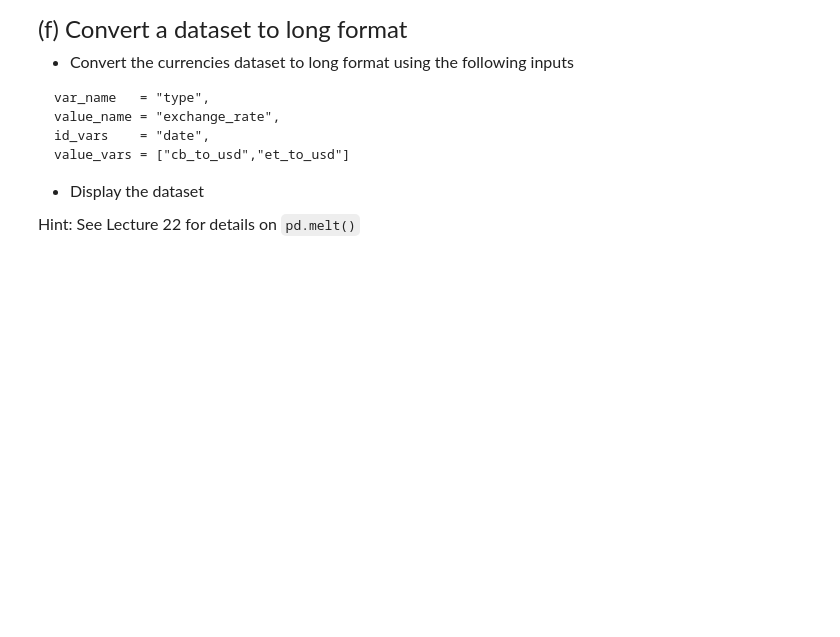
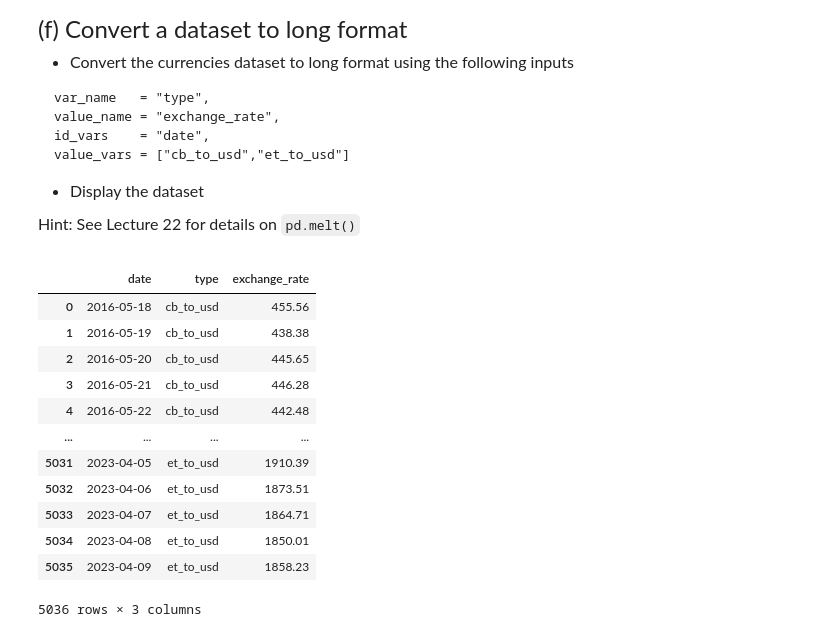
Before and after one commit to GarryZhu1/emoryqtm151, a Jupyter notebook: Quiz 5 - Section 4/Quiz 5 - Section 4.ipynb, the cells around one changed output. Saved outputs shown, nothing was run; the diff lists cells and outputs as text; code cells hidden in the pictures; blank space fills up the shorter version.

```diff
--- a/Quiz 5 - Section 4/Quiz 5 - Section 4.ipynb
+++ b/Quiz 5 - Section 4/Quiz 5 - Section 4.ipynb
@@ -141,0 +191,23 @@
+# %%
+# Write your own code
+dataset_long = pd.melt(dataset,
+                         var_name   = "type",
+                         value_name = "exchange_rate",
+                         id_vars='date',
+                         value_vars=['cb_to_usd','et_to_usd'])
+
+display(dataset_long)
+# %% [output]
+|  | date | type | exchange_rate |
+| 0 | 2016-05-18 | cb_to_usd | 455.56 |
+| 1 | 2016-05-19 | cb_to_usd | 438.38 |
+| 2 | 2016-05-20 | cb_to_usd | 445.65 |
+| 3 | 2016-05-21 | cb_to_usd | 446.28 |
+| 4 | 2016-05-22 | cb_to_usd | 442.48 |
+| ... | ... | ... | ... |
+| 5031 | 2023-04-05 | et_to_usd | 1910.39 |
+| 5032 | 2023-04-06 | et_to_usd | 1873.51 |
+| 5033 | 2023-04-07 | et_to_usd | 1864.71 |
+| 5034 | 2023-04-08 | et_to_usd | 1850.01 |
+| 5035 | 2023-04-09 | et_to_usd | 1858.23 |
+5036 rows × 3 columns
```
Also changed, not shown: parts of 11 cells of this notebook, 7 other files.
